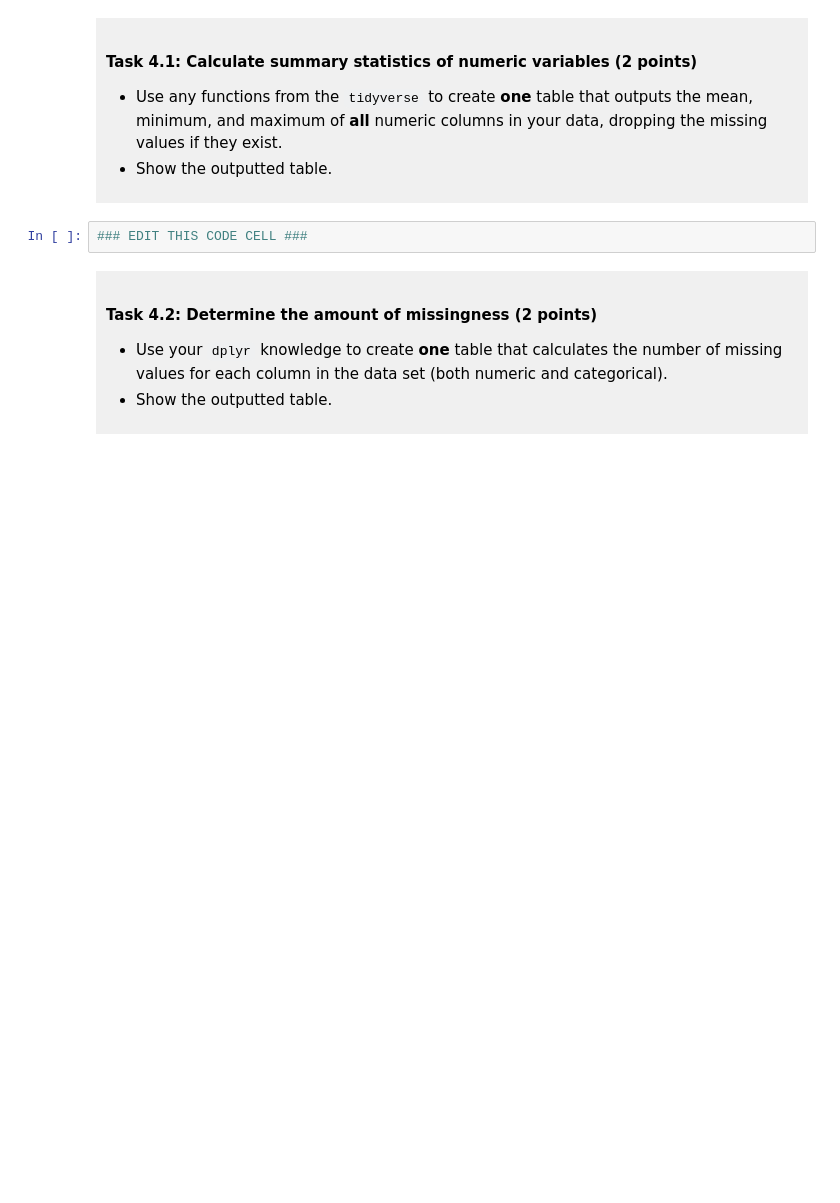
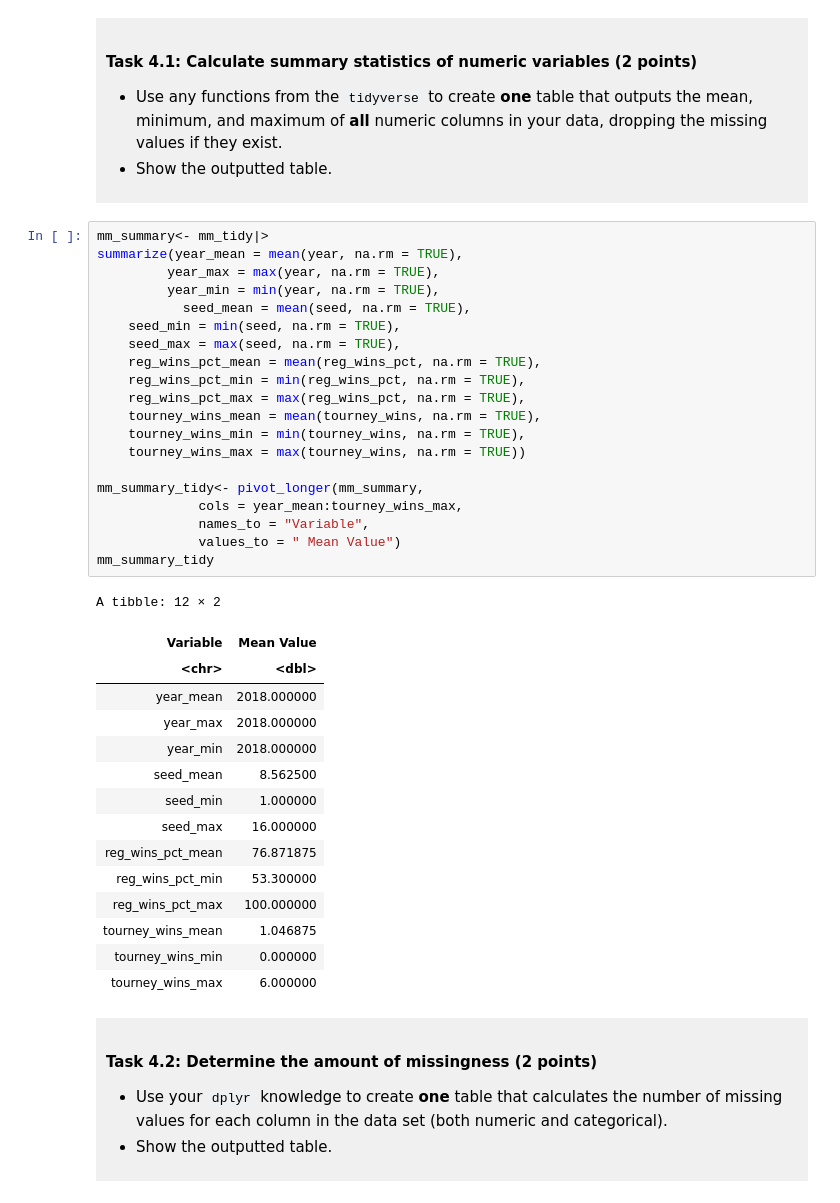
Before and after one commit to Ianlaw987/dsci-100-project-Ian-Law, a Jupyter notebook: dsci-100-project-notebook.ipynb, the cells around one changed output. Cells and saved outputs as stored; diff of their text form; blank space fills up the shorter version.

Commit message:
Summarized Statistics
I included the summary of the statistics used and tidied the data due to it being in a very long horizontal line.

```diff
--- a/dsci-100-project-notebook.ipynb
+++ b/dsci-100-project-notebook.ipynb
@@ -272,7 +272,41 @@ You will refine your research question (if needed) and produce a tidy data set.
 
 </div>
 # %%
-### EDIT THIS CODE CELL ###
+mm_summary<- mm_tidy|>
+summarize(year_mean = mean(year, na.rm = TRUE),
+         year_max = max(year, na.rm = TRUE),
+         year_min = min(year, na.rm = TRUE),
+           seed_mean = mean(seed, na.rm = TRUE),
+    seed_min = min(seed, na.rm = TRUE),
+    seed_max = max(seed, na.rm = TRUE),
+    reg_wins_pct_mean = mean(reg_wins_pct, na.rm = TRUE),
+    reg_wins_pct_min = min(reg_wins_pct, na.rm = TRUE),
+    reg_wins_pct_max = max(reg_wins_pct, na.rm = TRUE),
+    tourney_wins_mean = mean(tourney_wins, na.rm = TRUE),
+    tourney_wins_min = min(tourney_wins, na.rm = TRUE),
+    tourney_wins_max = max(tourney_wins, na.rm = TRUE))
+
+mm_summary_tidy<- pivot_longer(mm_summary,
+             cols = year_mean:tourney_wins_max,
+             names_to = "Variable",
+             values_to = " Mean Value")
+mm_summary_tidy
+# %% [output]
+A tibble: 12 × 2
+| Variable | Mean Value |
+| <chr> | <dbl> |
+| year_mean | 2018.000000 |
+| year_max | 2018.000000 |
+| year_min | 2018.000000 |
+| seed_mean | 8.562500 |
+| seed_min | 1.000000 |
+| seed_max | 16.000000 |
+| reg_wins_pct_mean | 76.871875 |
+| reg_wins_pct_min | 53.300000 |
+| reg_wins_pct_max | 100.000000 |
+| tourney_wins_mean | 1.046875 |
+| tourney_wins_min | 0.000000 |
+| tourney_wins_max | 6.000000 |
 # %% [markdown]
 <div style="background-color: #f0f0f0; padding: 10px;">
 
```
